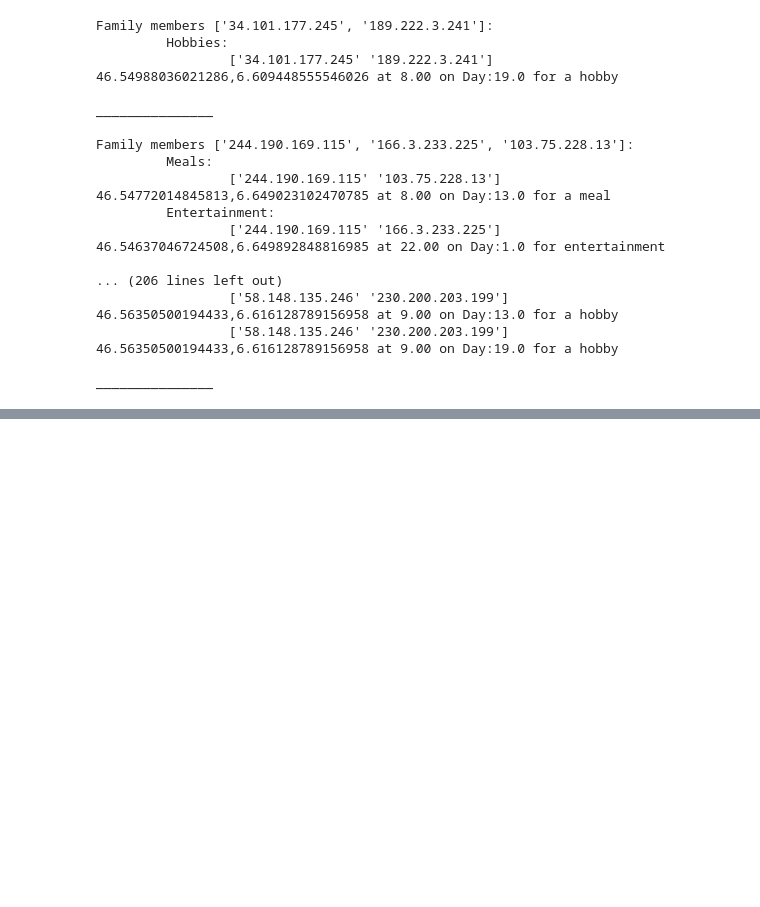
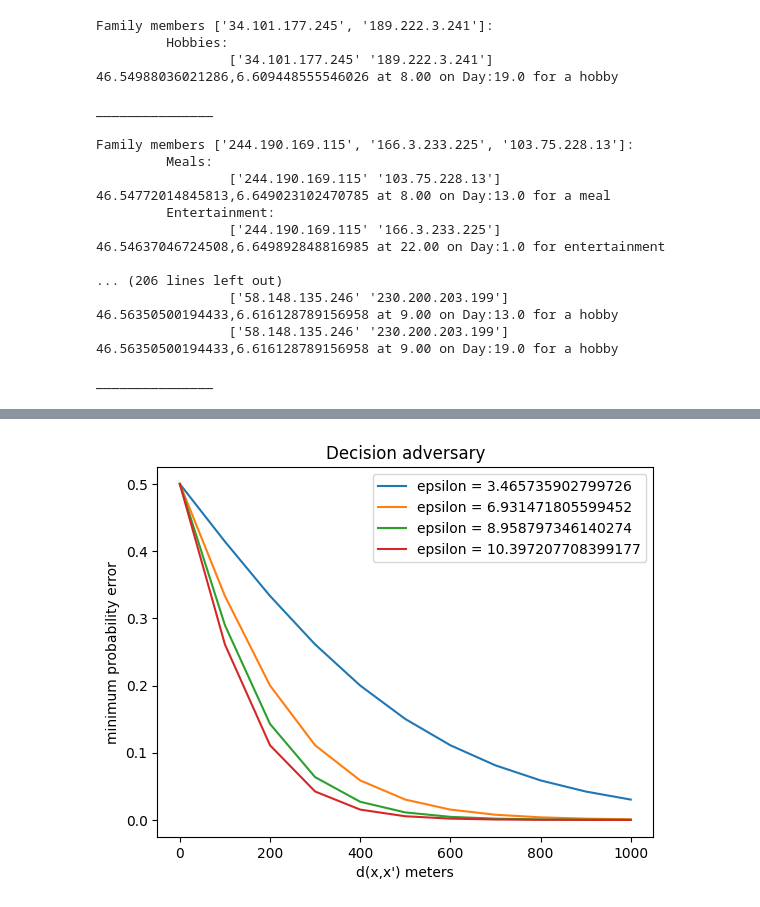
Before and after one commit to aybarsyazici/EPFL-CS523-Project-1, a Jupyter notebook: secretstroll/privacy_evaluation/privacy-evaluation.ipynb, the cells around one changed output, grey strips where cells are left out. Cells and saved outputs as stored; diff of their text form; code cells hidden in the pictures; blank space fills up the shorter version.

```diff
--- a/secretstroll/privacy_evaluation/privacy-evaluation.ipynb
+++ b/secretstroll/privacy_evaluation/privacy-evaluation.ipynb
@@ -759,0 +908,20 @@ _______________
+# %%
+from geopy.distance import geodesic
+from tqdm import notebook as vis
+eps = [0.1, 0.2, 0.3, 0.5] + np.arange(1, 8, 0.25).tolist()
+
+# We will create a figure for each epsilon value
+fig, ax = plt.subplots(len(eps), 1, figsize=(5, 5*len(eps)))
+
+for epsilon in vis.tqdm(eps,desc="Epsilon"):
+    distances = []
+    all_locs = queries[['lat', 'lon']].values
+    for loc in vis.tqdm(all_locs,desc="Locations"):
+        #print("a")
+        obfuscated_loc = get_obfuscated_location(loc, epsilon)
+        distances.append(geodesic(loc, obfuscated_loc).meters)
+    ax[eps.index(epsilon)].hist(distances, bins=100, density=True)
+    ax[eps.index(epsilon)].set_title(f"Epsilon: {epsilon}")
+    ax[eps.index(epsilon)].set_xlabel("Distance (m)")
+    ax[eps.index(epsilon)].set_ylabel("Frequency")
+plt.show()
@@ -759,0 +934,24 @@ _______________
+# %%
+dists = []
+ls = ls = [np.log(2), np.log(4), np.log(6), np.log(8)]
+r = 0.2 #km
+dists = np.linspace(0,1,11) # d(x,x') in meters
+
+fig=plt.figure()
+for l in ls:
+    epsilon=l/r
+    min_prob_errors = []
+    for d in dists:
+        err=1/(1+np.exp(epsilon*d))
+        min_prob_errors.append(err)
+
+    plt.plot(dists*1000,min_prob_errors,label='epsilon = '+str(epsilon))
+
+    plt.xlabel('d(x,x\') meters')
+    plt.ylabel('minimum probability error')
+plt.title('Decision adversary')
+plt.legend()
+plt.show()
+plt.close()
+# %% [output]
+[figure, added]
```
Also changed, not shown: parts of 20 cells of this notebook, 7 other files.
